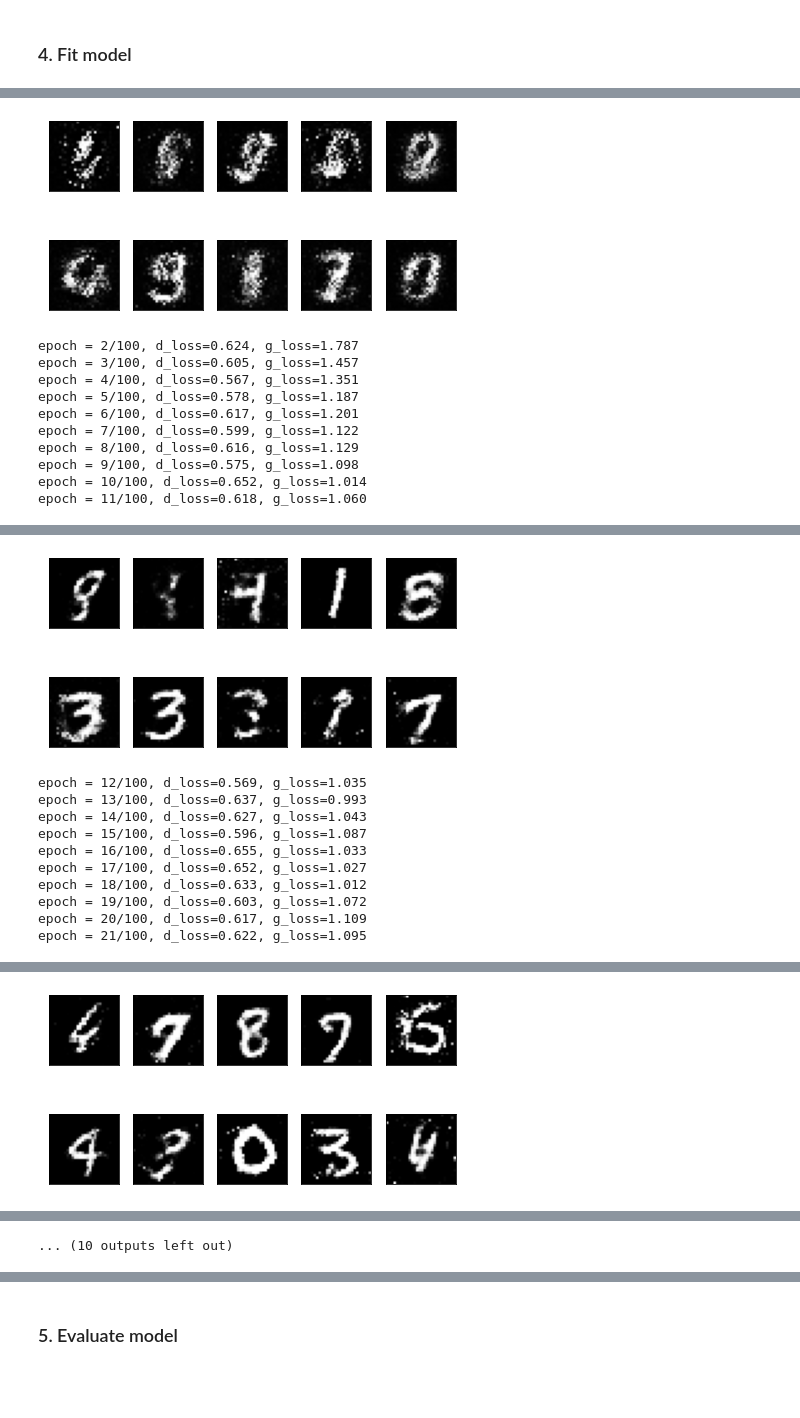
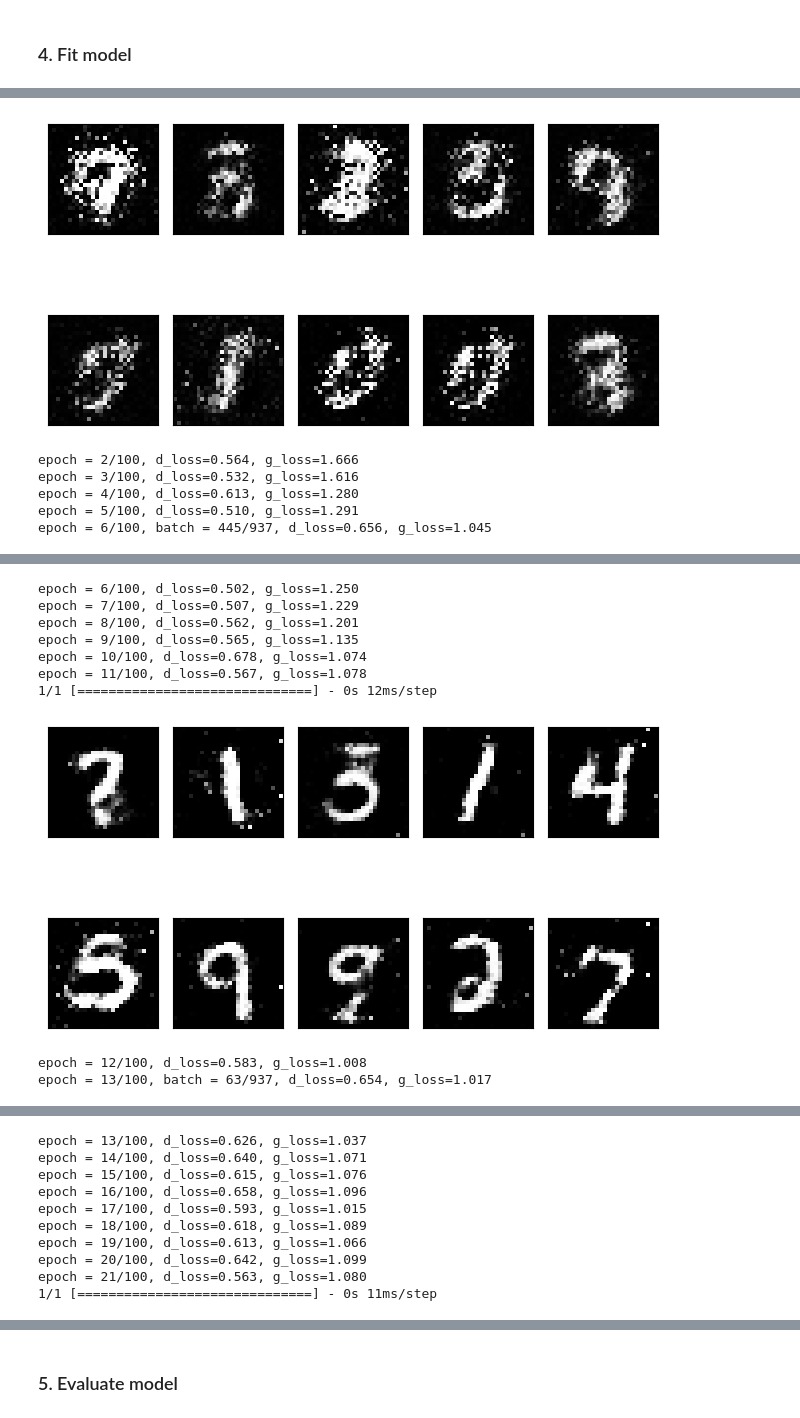
Before and after one commit to mafda/generative_adversarial_networks_101, a Jupyter notebook: src/mnist/01_GAN_MNIST.ipynb, the cells around one changed output, grey strips where cells are left out. Saved outputs shown, nothing was run; the diff lists cells and outputs as text; code cells hidden in the pictures; blank space fills up the shorter version.

```diff
--- a/src/mnist/01_GAN_MNIST.ipynb
+++ b/src/mnist/01_GAN_MNIST.ipynb
@@ -152,4 +147,4 @@ from tensorflow.keras.optimizers import Adam
 #### Getting the data
 # %%
 # load dataset
-(X_train, y_train), (X_test, y_test) = mnist.load_data()
+(X_train, y_train), (X_test, y_test) = tf.keras.datasets.mnist.load_data()
@@ -246,22 +240,22 @@ _________________________________________________________________
 #### Discriminator
 # %%
 # Discriminator network
-discriminator = Sequential()
+discriminator = tf.keras.models.Sequential()
 
 # Input layer and hidden layer 1
-discriminator.add(Dense(128, input_shape=(img_dim,), kernel_initializer=init))
-discriminator.add(LeakyReLU(alpha=0.2))
+discriminator.add(tf.keras.layers.Dense(128, input_shape=(img_dim,), kernel_initializer=initializer))
+discriminator.add(tf.keras.layers.LeakyReLU(alpha=0.2))
 
 # Hidden layer 2
-discriminator.add(Dense(256))
-discriminator.add(LeakyReLU(alpha=0.2))
+discriminator.add(tf.keras.layers.Dense(256))
+discriminator.add(tf.keras.layers.LeakyReLU(alpha=0.2))
 
 # Hidden layer 3
-discriminator.add(Dense(512))
-discriminator.add(LeakyReLU(alpha=0.2))
+discriminator.add(tf.keras.layers.Dense(512))
+discriminator.add(tf.keras.layers.LeakyReLU(alpha=0.2))
 
 # Output layer
-discriminator.add(Dense(1, activation='sigmoid'))
+discriminator.add(tf.keras.layers.Dense(1, activation='sigmoid'))
 # %% [markdown]
 #### Discriminator model visualization
 # %%
@@ -291,7 +285,7 @@ _________________________________________________________________
 #### Compile discriminator
 # %%
 # Optimizer
-optimizer = Adam(lr=0.0002, beta_1=0.5)
+optimizer = tf.keras.optimizers.Adam(learning_rate=0.0002, beta_1=0.5)
 
 discriminator.compile(optimizer=optimizer, loss='binary_crossentropy', metrics=['binary_accuracy'])
 # %% [markdown]
@@ -299,7 +293,7 @@ discriminator.compile(optimizer=optimizer, loss='binary_crossentropy', metrics=[
 # %%
 discriminator.trainable = False
 
-d_g = Sequential()
+d_g = tf.keras.models.Sequential()
 d_g.add(generator)
 d_g.add(discriminator)
 d_g.compile(optimizer=optimizer, loss='binary_crossentropy', metrics=['binary_accuracy'])
@@ -326,8 +321,8 @@ epochs = 100
 batch_size = 64
 smooth = 0.1
 
-real = np.ones(shape=(batch_size, 1))
-fake = np.zeros(shape=(batch_size, 1))
+real = tf.ones(shape=(batch_size, 1))
+fake = tf.zeros(shape=(batch_size, 1))
 
 d_loss = []
 d_g_loss = []
@@ -345,7 +340,7 @@ for e in range(epochs + 1):
         )
 
         # Fake Samples
-        z = np.random.normal(loc=0, scale=1, size=(batch_size, latent_dim))
+        z = tf.random.normal(shape=(batch_size, latent_dim), mean=0, stddev=1)
         X_fake = generator.predict_on_batch(z)
         d_loss_fake = discriminator.train_on_batch(x=X_fake, y=fake)
 
@@ -381,7 +376,7 @@ for e in range(epochs + 1):
     if e % 10 == 0:
         samples = 10
         x_fake = generator.predict(
-            np.random.normal(loc=0, scale=1, size=(samples, latent_dim))
+            tf.random.normal(shape=(samples, latent_dim), mean=0, stddev=1)
         )
 
         for k in range(samples):
@@ -397,11 +394,6 @@ epoch = 1/100, d_loss=0.551, g_loss=1.645
-[figure, old version]
+[figure, new version]
-epoch = 2/100, d_loss=0.624, g_loss=1.787
-epoch = 3/100, d_loss=0.605, g_loss=1.457
-epoch = 4/100, d_loss=0.567, g_loss=1.351
-epoch = 5/100, d_loss=0.578, g_loss=1.187
-epoch = 6/100, d_loss=0.617, g_loss=1.201
-epoch = 7/100, d_loss=0.599, g_loss=1.122
-epoch = 8/100, d_loss=0.616, g_loss=1.129
-epoch = 9/100, d_loss=0.575, g_loss=1.098
-epoch = 10/100, d_loss=0.652, g_loss=1.014
-epoch = 11/100, d_loss=0.618, g_loss=1.060
+epoch = 2/100, d_loss=0.564, g_loss=1.666
+epoch = 3/100, d_loss=0.532, g_loss=1.616
+epoch = 4/100, d_loss=0.613, g_loss=1.280
+epoch = 5/100, d_loss=0.510, g_loss=1.291
+epoch = 6/100, batch = 445/937, d_loss=0.656, g_loss=1.045
@@ -408,11 +401,10 @@ epoch = 11/100, d_loss=0.618, g_loss=1.060
+epoch = 6/100, d_loss=0.502, g_loss=1.250
+epoch = 7/100, d_loss=0.507, g_loss=1.229
+epoch = 8/100, d_loss=0.562, g_loss=1.201
+epoch = 9/100, d_loss=0.565, g_loss=1.135
+epoch = 10/100, d_loss=0.678, g_loss=1.074
+epoch = 11/100, d_loss=0.567, g_loss=1.078
+1/1 [==============================] - 0s 12ms/step
-[figure, old version]
+[figure, new version]
-epoch = 12/100, d_loss=0.569, g_loss=1.035
-epoch = 13/100, d_loss=0.637, g_loss=0.993
-epoch = 14/100, d_loss=0.627, g_loss=1.043
-epoch = 15/100, d_loss=0.596, g_loss=1.087
-epoch = 16/100, d_loss=0.655, g_loss=1.033
-epoch = 17/100, d_loss=0.652, g_loss=1.027
-epoch = 18/100, d_loss=0.633, g_loss=1.012
-epoch = 19/100, d_loss=0.603, g_loss=1.072
-epoch = 20/100, d_loss=0.617, g_loss=1.109
-epoch = 21/100, d_loss=0.622, g_loss=1.095
+epoch = 12/100, d_loss=0.583, g_loss=1.008
+epoch = 13/100, batch = 63/937, d_loss=0.654, g_loss=1.017
@@ -418,0 +412,10 @@ epoch = 21/100, d_loss=0.622, g_loss=1.095
+epoch = 13/100, d_loss=0.626, g_loss=1.037
+epoch = 14/100, d_loss=0.640, g_loss=1.071
+epoch = 15/100, d_loss=0.615, g_loss=1.076
+epoch = 16/100, d_loss=0.658, g_loss=1.096
+epoch = 17/100, d_loss=0.593, g_loss=1.015
+epoch = 18/100, d_loss=0.618, g_loss=1.089
+epoch = 19/100, d_loss=0.613, g_loss=1.066
+epoch = 20/100, d_loss=0.642, g_loss=1.099
+epoch = 21/100, d_loss=0.563, g_loss=1.080
+1/1 [==============================] - 0s 11ms/step
@@ -430 +422,0 @@ epoch = 31/100, d_loss=0.588, g_loss=1.185
-[figure, removed]
@@ -453 +422,0 @@ epoch = 51/100, d_loss=0.518, g_loss=1.262
-... (10 outputs left out)
```
Also changed, not shown: parts of 10 cells of this notebook.
